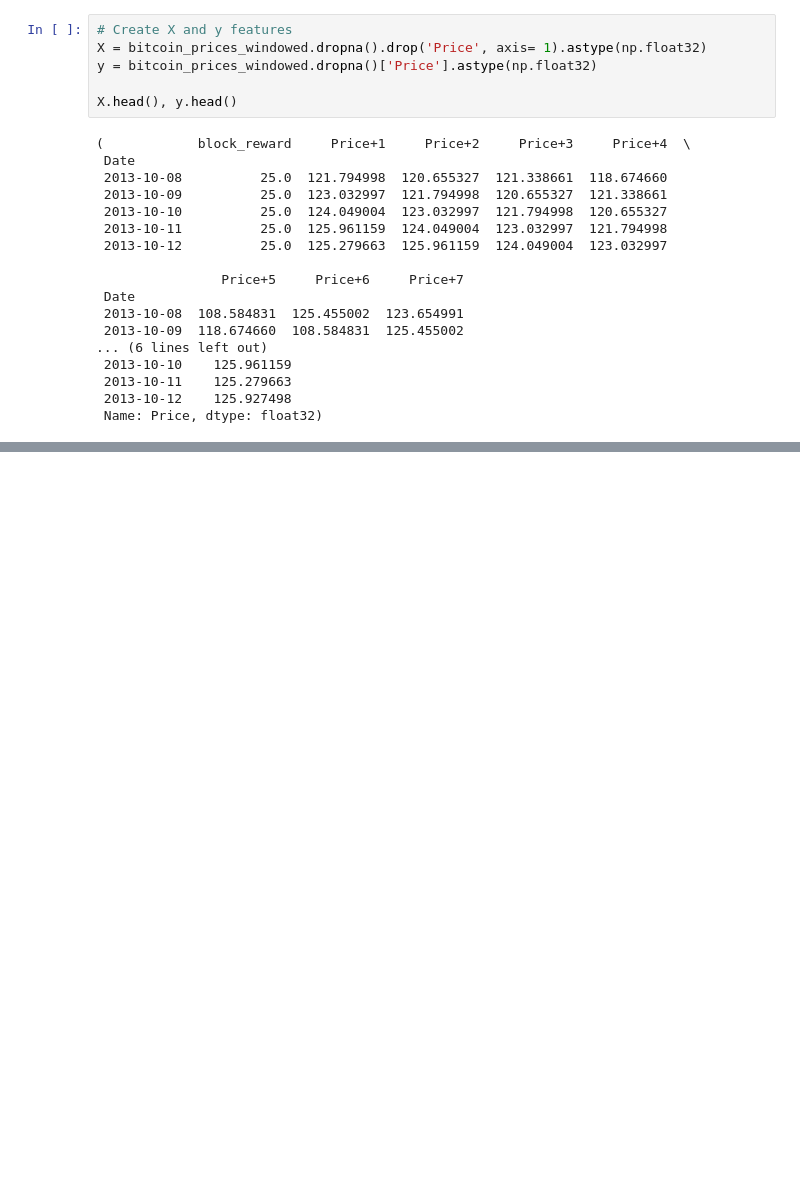
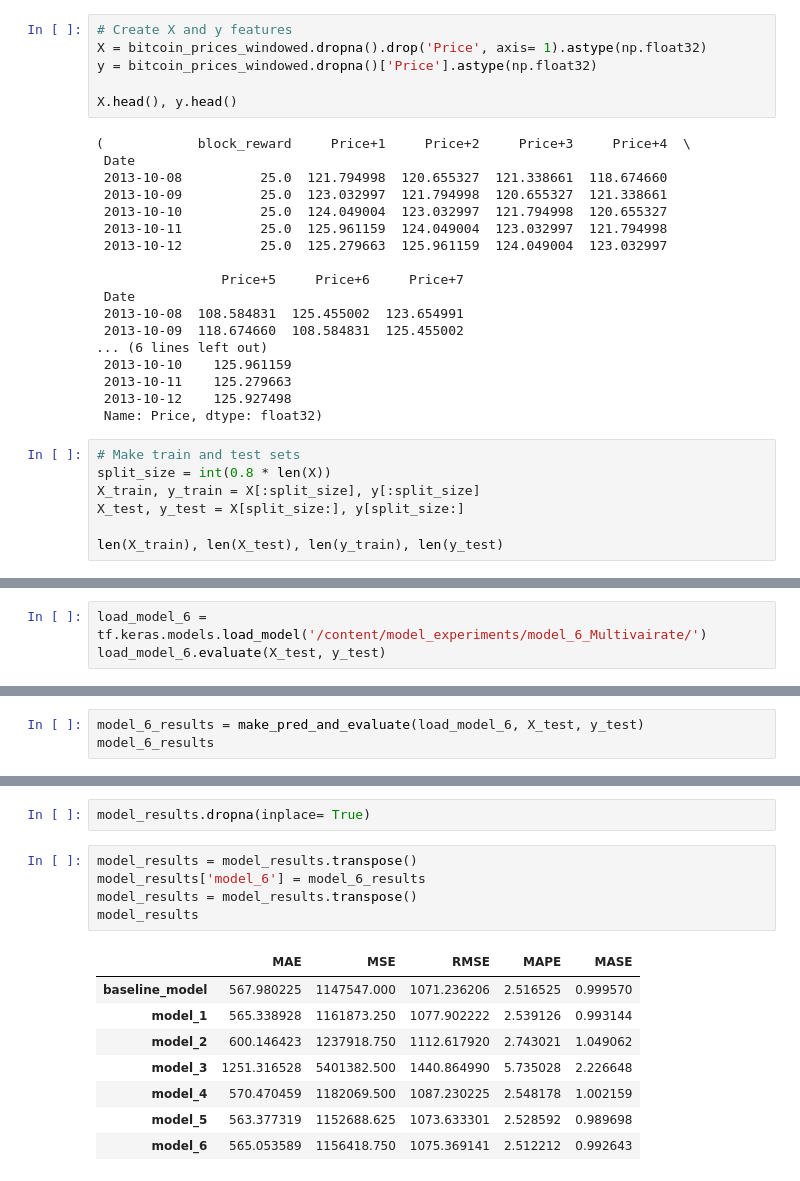
Before and after one commit to klsharma22/TensorflowCertifcationCourse, a Jupyter notebook: 10_time_series_forecasting_with_tensorflow.ipynb, the cells around one changed output, grey strips where cells are left out. Cells and saved outputs as stored; diff of their text form; blank space fills up the shorter version.

```diff
--- a/10_time_series_forecasting_with_tensorflow.ipynb
+++ b/10_time_series_forecasting_with_tensorflow.ipynb
@@ -1306,3 +1307,10 @@ X.head(), y.head()
  2013-10-11    125.279663
  2013-10-12    125.927498
  Name: Price, dtype: float32)
+# %%
+# Make train and test sets
+split_size = int(0.8 * len(X))
+X_train, y_train = X[:split_size], y[:split_size]
+X_test, y_test = X[split_size:], y[split_size:]
+
+len(X_train), len(X_test), len(y_train), len(y_test)
@@ -1308,0 +1375,3 @@ X.head(), y.head()
+# %%
+load_model_6 = tf.keras.models.load_model('/content/model_experiments/model_6_Multivairate/')
+load_model_6.evaluate(X_test, y_test)
@@ -1308,0 +1381,3 @@ X.head(), y.head()
+# %%
+model_6_results = make_pred_and_evaluate(load_model_6, X_test, y_test)
+model_6_results
@@ -1308,0 +1399,16 @@ X.head(), y.head()
+# %%
+model_results.dropna(inplace= True)
+# %%
+model_results = model_results.transpose()
+model_results['model_6'] = model_6_results
+model_results = model_results.transpose()
+model_results
+# %% [output]
+|  | MAE | MSE | RMSE | MAPE | MASE |
+| baseline_model | 567.980225 | 1147547.000 | 1071.236206 | 2.516525 | 0.999570 |
+| model_1 | 565.338928 | 1161873.250 | 1077.902222 | 2.539126 | 0.993144 |
+| model_2 | 600.146423 | 1237918.750 | 1112.617920 | 2.743021 | 1.049062 |
+| model_3 | 1251.316528 | 5401382.500 | 1440.864990 | 5.735028 | 2.226648 |
+| model_4 | 570.470459 | 1182069.500 | 1087.230225 | 2.548178 | 1.002159 |
+| model_5 | 563.377319 | 1152688.625 | 1073.633301 | 2.528592 | 0.989698 |
+| model_6 | 565.053589 | 1156418.750 | 1075.369141 | 2.512212 | 0.992643 |
```
Also changed, not shown: parts of 36 cells of this notebook.
